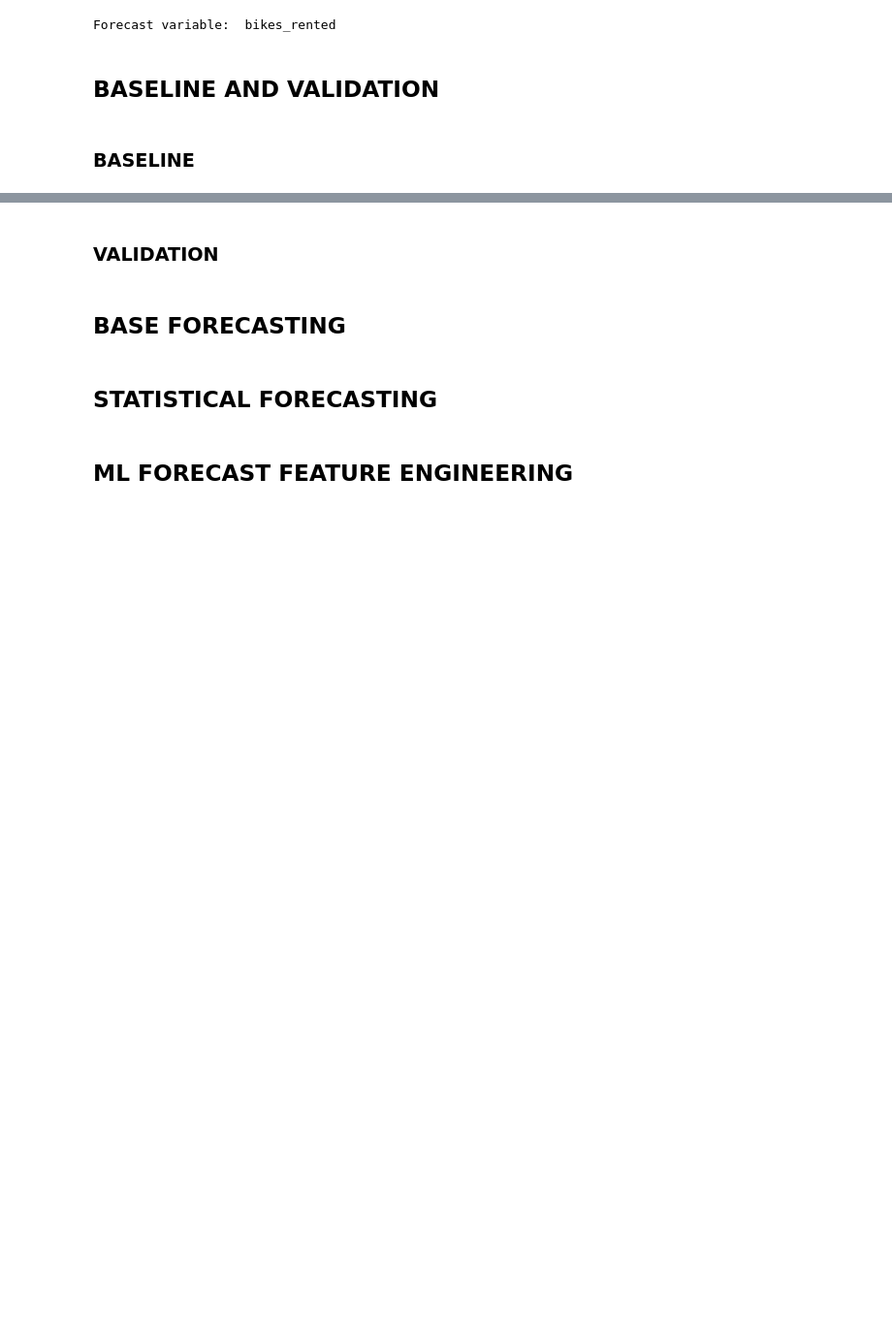
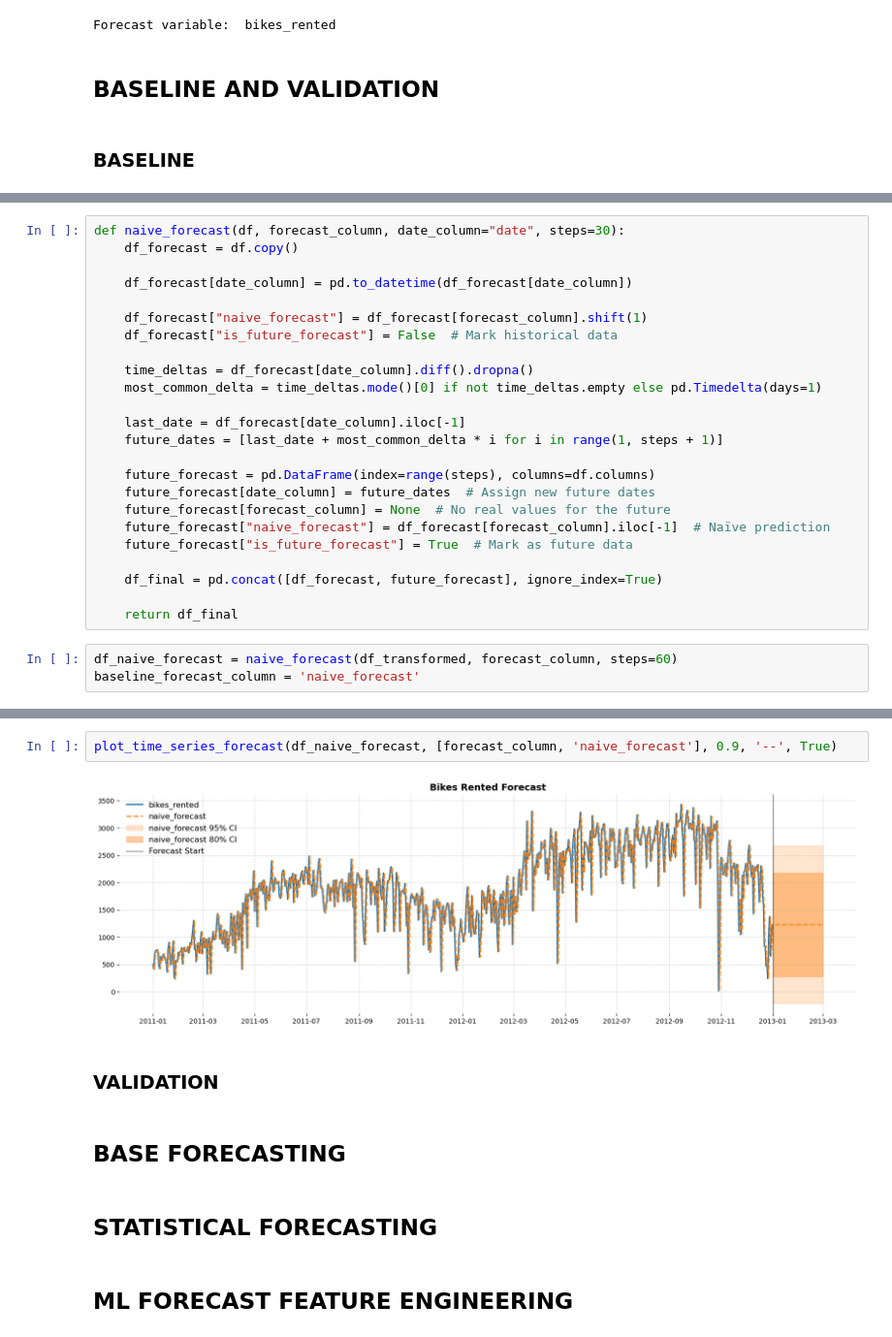
Before and after one commit to EAlmazanG/forecast-incremental-workflow, a Jupyter notebook: notebooks/forecast_day.ipynb, the cells around one changed output, grey strips where cells are left out. Shown at 97% size. Drawn from its saved outputs; the diff is of its cells as text; blank space fills up the shorter version.

Commit message:
add naive and improve time series plot

```diff
--- a/notebooks/forecast_day.ipynb
+++ b/notebooks/forecast_day.ipynb
@@ -705,0 +690,27 @@ df_transformed
+# %%
+def naive_forecast(df, forecast_column, date_column="date", steps=30):
+    df_forecast = df.copy()
+
+    df_forecast[date_column] = pd.to_datetime(df_forecast[date_column])
+
+    df_forecast["naive_forecast"] = df_forecast[forecast_column].shift(1)
+    df_forecast["is_future_forecast"] = False  # Mark historical data
+
+    time_deltas = df_forecast[date_column].diff().dropna()
+    most_common_delta = time_deltas.mode()[0] if not time_deltas.empty else pd.Timedelta(days=1)
+
+    last_date = df_forecast[date_column].iloc[-1]
+    future_dates = [last_date + most_common_delta * i for i in range(1, steps + 1)]
+
+    future_forecast = pd.DataFrame(index=range(steps), columns=df.columns)
+    future_forecast[date_column] = future_dates  # Assign new future dates
+    future_forecast[forecast_column] = None  # No real values for the future
+    future_forecast["naive_forecast"] = df_forecast[forecast_column].iloc[-1]  # Naïve prediction
+    future_forecast["is_future_forecast"] = True  # Mark as future data
+
+    df_final = pd.concat([df_forecast, future_forecast], ignore_index=True)
+
+    return df_final
+# %%
+df_naive_forecast = naive_forecast(df_transformed, forecast_column, steps=60)
+baseline_forecast_column = 'naive_forecast'
@@ -706,3 +771,7 @@ df_transformed
+# %%
+plot_time_series_forecast(df_naive_forecast, [forecast_column, 'naive_forecast'], 0.9, '--', True)
+# %% [output]
+[figure, added]
 # %% [markdown]
 ### VALIDATION
 # %% [markdown]
```
Also changed, not shown: parts of 4 cells of this notebook.
